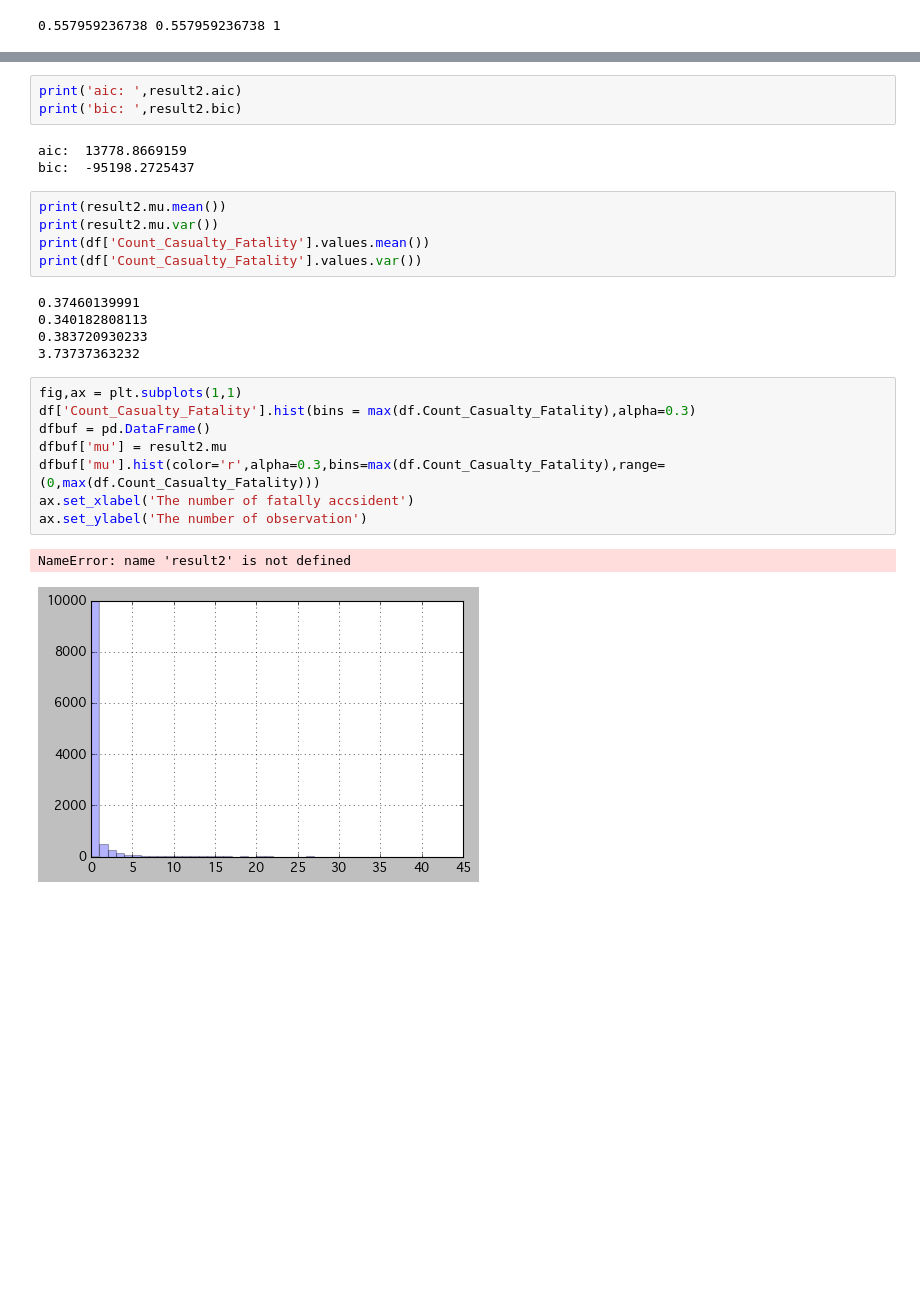
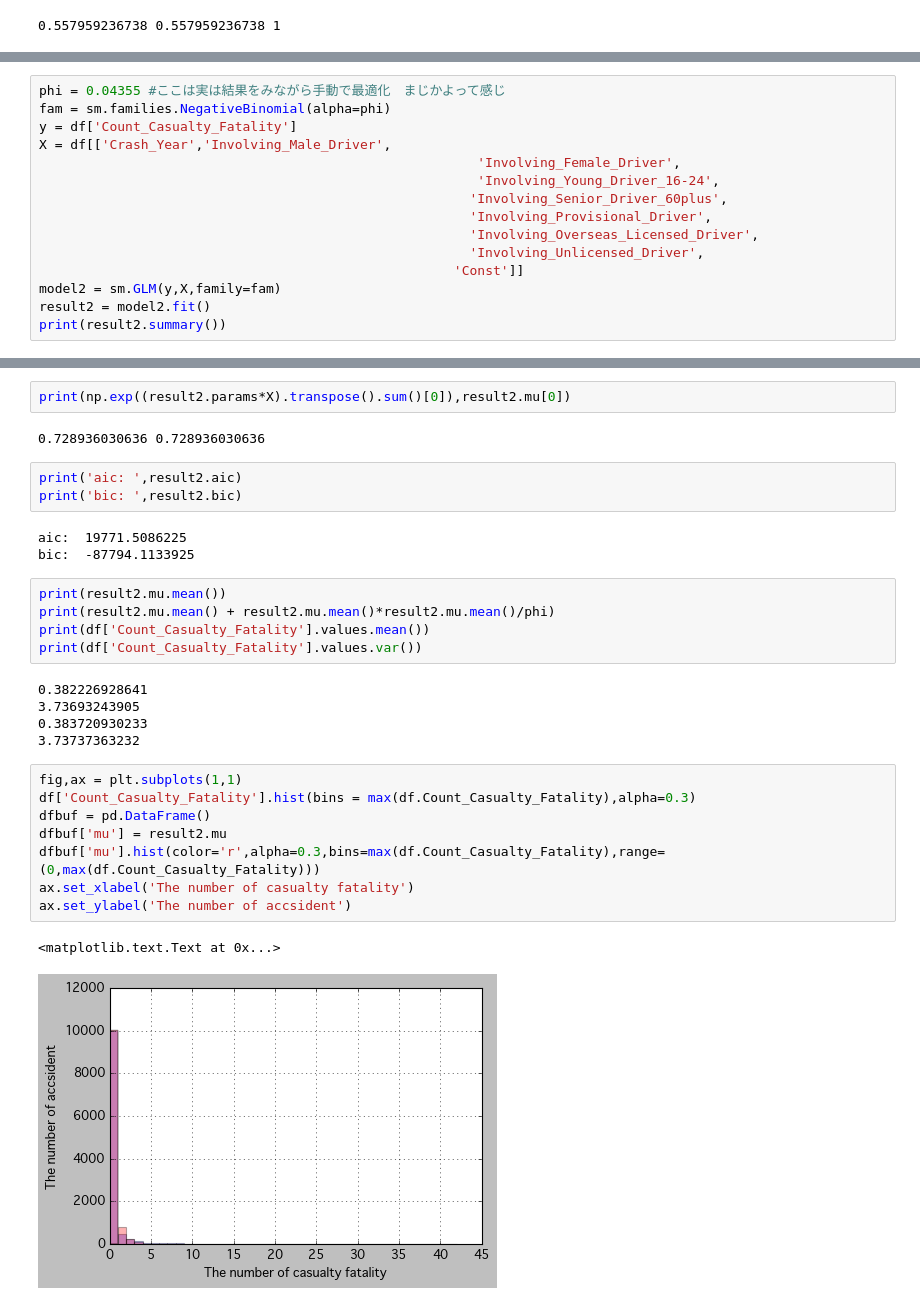
Before and after one commit to dddddmmmmm/advent2016-1, a Jupyter notebook: driverdemographics.ipynb, the cells around one changed output, grey strips where cells are left out. Saved outputs shown, nothing was run; the diff lists cells and outputs as text; blank space fills up the shorter version.

```diff
--- a/driverdemographics.ipynb
+++ b/driverdemographics.ipynb
@@ -258,0 +377,15 @@ Const                                -71.2708   6856.335     -0.010      0.992
+# %%
+phi = 0.04355 #ここは実は結果をみながら手動で最適化　まじかよって感じ
+fam = sm.families.NegativeBinomial(alpha=phi)
+y = df['Count_Casualty_Fatality']
+X = df[['Crash_Year','Involving_Male_Driver',
+                                                        'Involving_Female_Driver',
+                                                        'Involving_Young_Driver_16-24',
+                                                       'Involving_Senior_Driver_60plus',
+                                                       'Involving_Provisional_Driver',
+                                                       'Involving_Overseas_Licensed_Driver',
+                                                       'Involving_Unlicensed_Driver',
+                                                     'Const']]
+model2 = sm.GLM(y,X,family=fam)
+result2 = model2.fit()
+print(result2.summary())
@@ -259,27 +410,31 @@ Const                                -71.2708   6856.335     -0.010      0.992
+# %%
+print(np.exp((result2.params*X).transpose().sum()[0]),result2.mu[0])
+# %% [output]
+0.728936030636 0.728936030636
 # %%
 print('aic: ',result2.aic)
 print('bic: ',result2.bic)
 # %% [output]
-aic:  13778.8669159
-bic:  -95198.2725437
+aic:  19771.5086225
+bic:  -87794.1133925
 # %%
 print(result2.mu.mean())
-print(result2.mu.var())
+print(result2.mu.mean() + result2.mu.mean()*result2.mu.mean()/phi)
 print(df['Count_Casualty_Fatality'].values.mean())
 print(df['Count_Casualty_Fatality'].values.var())
 # %% [output]
-0.37460139991
-0.340182808113
+0.382226928641
+3.73693243905
 0.383720930233
 3.73737363232
 # %%
 fig,ax = plt.subplots(1,1)
 df['Count_Casualty_Fatality'].hist(bins = max(df.Count_Casualty_Fatality),alpha=0.3)
 dfbuf = pd.DataFrame()
 dfbuf['mu'] = result2.mu
 dfbuf['mu'].hist(color='r',alpha=0.3,bins=max(df.Count_Casualty_Fatality),range=(0,max(df.Count_Casualty_Fatality)))
-ax.set_xlabel('The number of fatally accsident')
-ax.set_ylabel('The number of observation')
+ax.set_xlabel('The number of casualty fatality')
+ax.set_ylabel('The number of accsident')
 # %% [output]
-NameError: name 'result2' is not defined
+<matplotlib.text.Text at 0x...>
-[figure, old version]
+[figure, new version]
```
Also changed, not shown: parts of 20 cells of this notebook.
